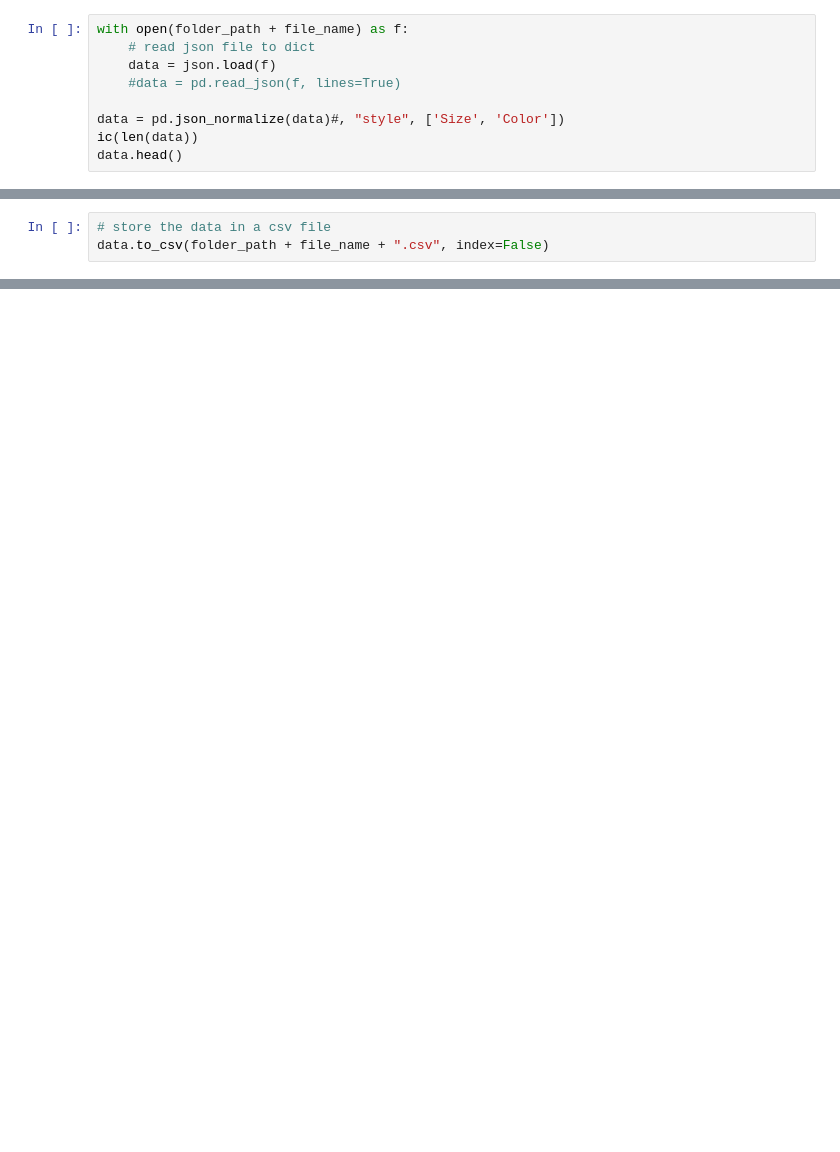
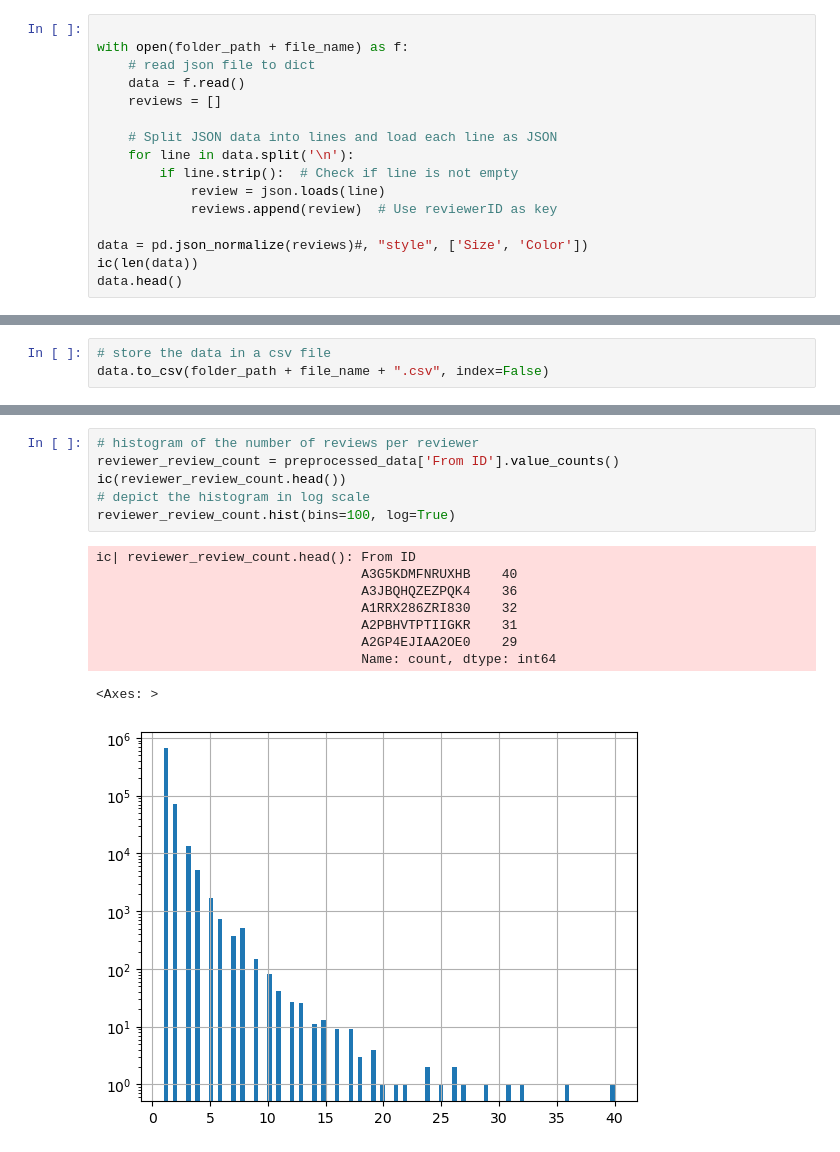
Before and after one commit to Sager611/TabGT, a Jupyter notebook: data/amazon-review-v2.ipynb, the cells around one changed output, grey strips where cells are left out. Drawn from its saved outputs; the diff is of its cells as text; blank space fills up the shorter version.

Commit message:
amazon graph analysis

```diff
--- a/data/amazon-review-v2.ipynb
+++ b/data/amazon-review-v2.ipynb
@@ -7,12 +7,19 @@ import json
 folder_path = "/mnt/data/amazon-review-v2/"
 file_name = "AMAZON_FASHION.json"
 # %%
+
 with open(folder_path + file_name) as f:
     # read json file to dict
-    data = json.load(f)
-    #data = pd.read_json(f, lines=True)
+    data = f.read()
+    reviews = []
 
-data = pd.json_normalize(data)#, "style", ['Size', 'Color'])
+    # Split JSON data into lines and load each line as JSON
+    for line in data.split('\n'):
+        if line.strip():  # Check if line is not empty
+            review = json.loads(line)
+            reviews.append(review)  # Use reviewerID as key
+
+data = pd.json_normalize(reviews)#, "style", ['Size', 'Color'])
 ic(len(data))
 data.head()
 # %% [output]
@@ -110,0 +144,16 @@ ic| len(data): 883636
+# %%
+# histogram of the number of reviews per reviewer
+reviewer_review_count = preprocessed_data['From ID'].value_counts()
+ic(reviewer_review_count.head())
+# depict the histogram in log scale
+reviewer_review_count.hist(bins=100, log=True)
+# %% [output]
+ic| reviewer_review_count.head(): From ID
+                                  A3G5KDMFNRUXHB    40
+                                  A3JBQHQZEZPQK4    36
+                                  A1RRX286ZRI830    32
+                                  A2PBHVTPTIIGKR    31
+                                  A2GP4EJIAA2OE0    29
+                                  Name: count, dtype: int64
+<Axes: >
+[figure, added]
```
Also changed, not shown: parts of 6 cells of this notebook.
